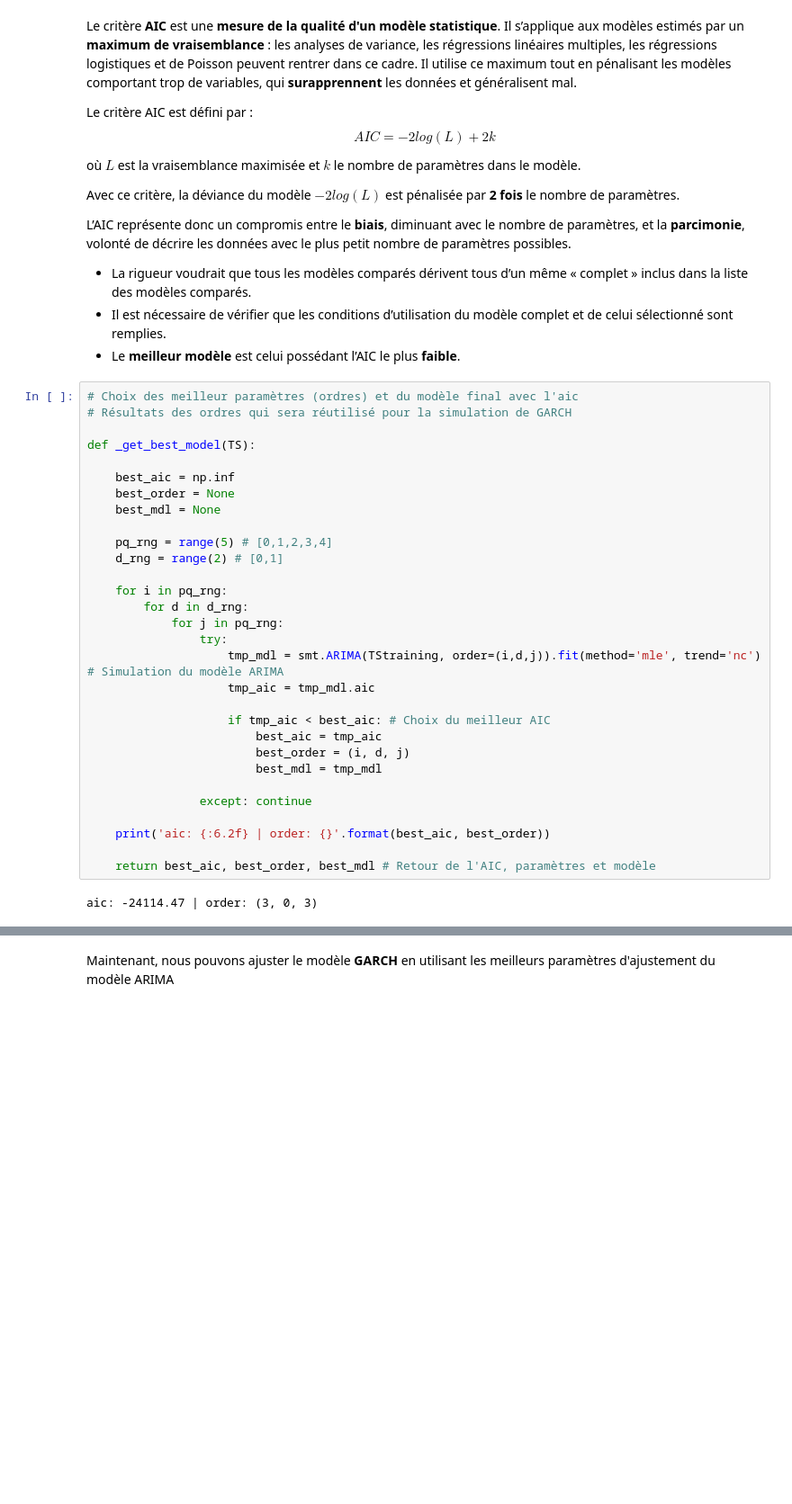
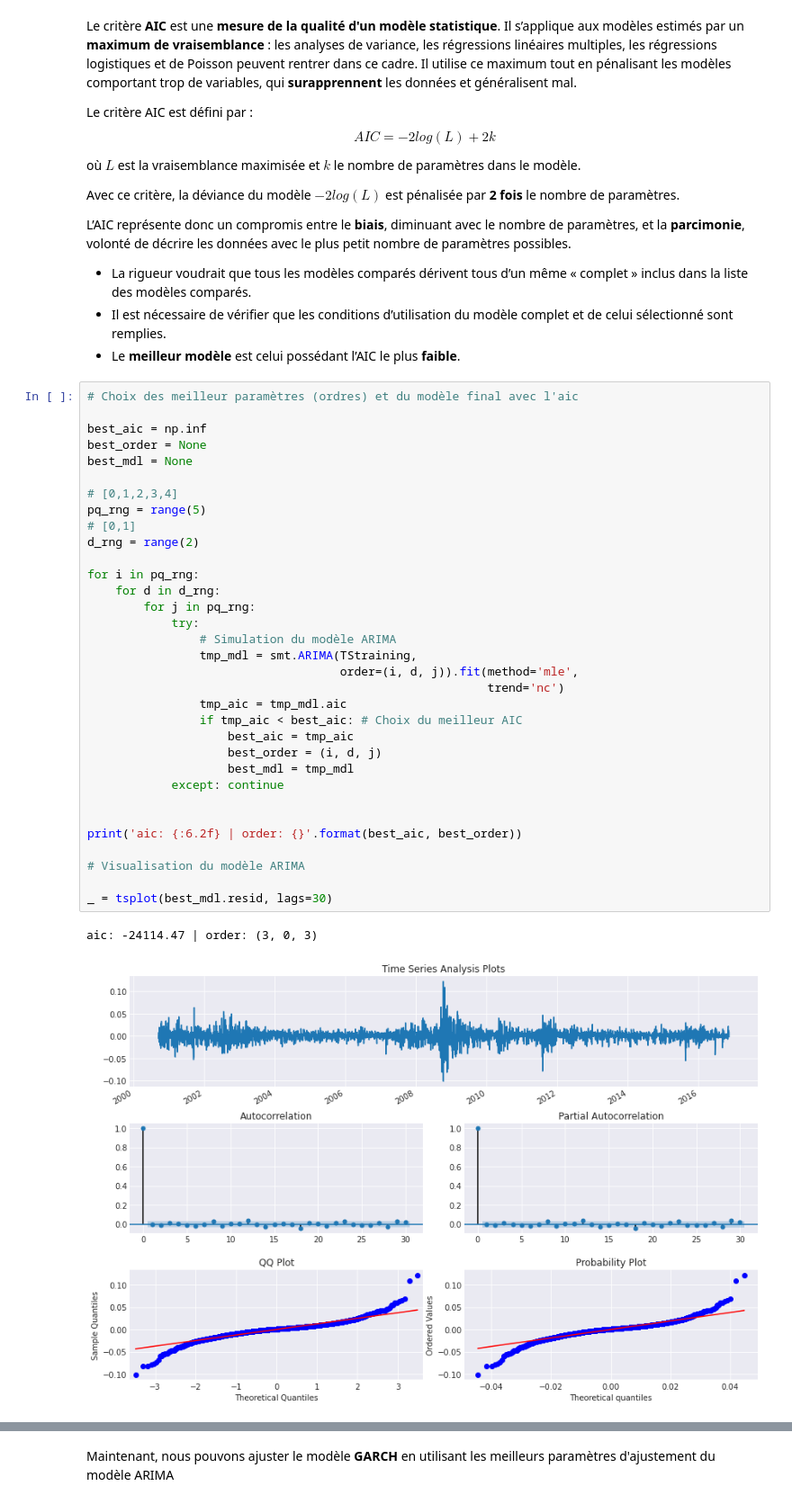
Before and after one commit to Lawisss/Helenos-Model, a Jupyter notebook: GARCH.ipynb, the cells around one changed output, grey strips where cells are left out. Shown at 90% size. Drawn from its saved outputs; the diff is of its cells as text; blank space fills up the shorter version.

Commit message:
ARIMA finished

```diff
--- a/GARCH.ipynb
+++ b/GARCH.ipynb
@@ -185,34 +186,38 @@ L’AIC représente donc un compromis entre le **biais**, diminuant avec le nomb
 - Le **meilleur modèle** est celui possédant l’AIC le plus **faible**.
 # %%
 # Choix des meilleur paramètres (ordres) et du modèle final avec l'aic
-# Résultats des ordres qui sera réutilisé pour la simulation de GARCH
 
-def _get_best_model(TS):
+best_aic = np.inf
+best_order = None
+best_mdl = None
 
-    best_aic = np.inf
-    best_order = None
-    best_mdl = None
+# [0,1,2,3,4]
+pq_rng = range(5)
+# [0,1]
+d_rng = range(2)
 
-    pq_rng = range(5) # [0,1,2,3,4]
-    d_rng = range(2) # [0,1]
+for i in pq_rng:
+    for d in d_rng:
+        for j in pq_rng:
+            try:
+                # Simulation du modèle ARIMA
+                tmp_mdl = smt.ARIMA(TStraining,
+                                    order=(i, d, j)).fit(method='mle',
+                                                         trend='nc')
+                tmp_aic = tmp_mdl.aic
+                if tmp_aic < best_aic: # Choix du meilleur AIC
+                    best_aic = tmp_aic
+                    best_order = (i, d, j)
+                    best_mdl = tmp_mdl
+            except: continue
 
-    for i in pq_rng:
-        for d in d_rng:
-            for j in pq_rng:
-                try:
-                    tmp_mdl = smt.ARIMA(TStraining, order=(i,d,j)).fit(method='mle', trend='nc') # Simulation du modèle ARIMA
-                    tmp_aic = tmp_mdl.aic
 
-                    if tmp_aic < best_aic: # Choix du meilleur AIC
-                        best_aic = tmp_aic
-                        best_order = (i, d, j)
-                        best_mdl = tmp_mdl
+print('aic: {:6.2f} | order: {}'.format(best_aic, best_order))
 
-                except: continue
+# Visualisation du modèle ARIMA
 
-    print('aic: {:6.2f} | order: {}'.format(best_aic, best_order))
-
-    return best_aic, best_order, best_mdl # Retour de l'AIC, paramètres et modèle
+_ = tsplot(best_mdl.resid, lags=30)
 # %% [output]
 aic: -24114.47 | order: (3, 0, 3)
+[figure, added]
 # %% [markdown]
```
Also changed, not shown: parts of 5 cells of this notebook, 1 other file.
